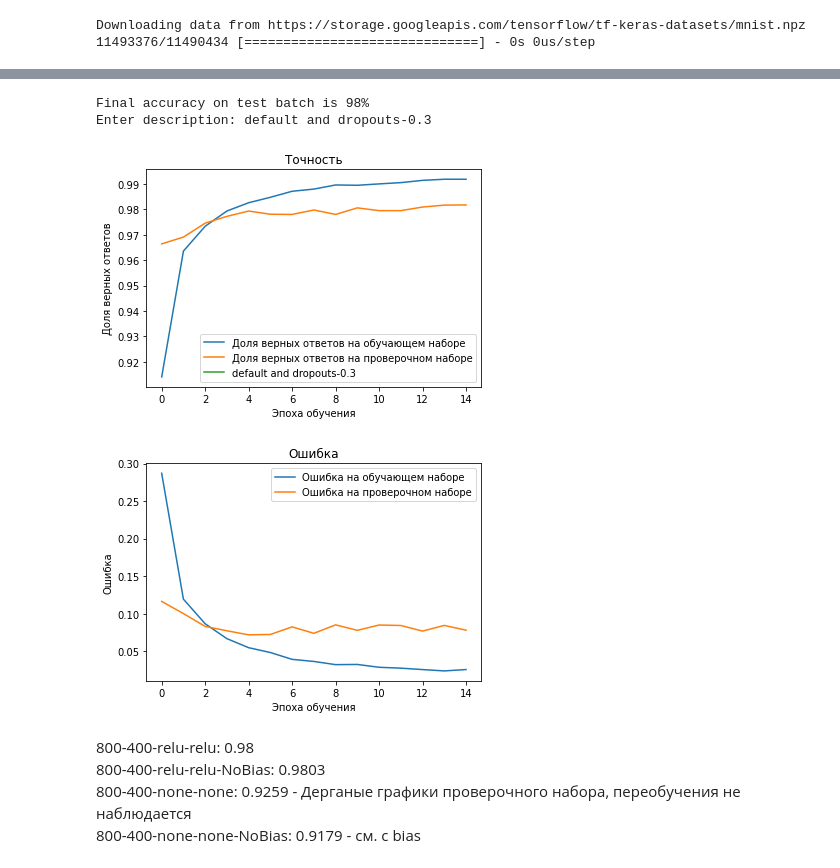
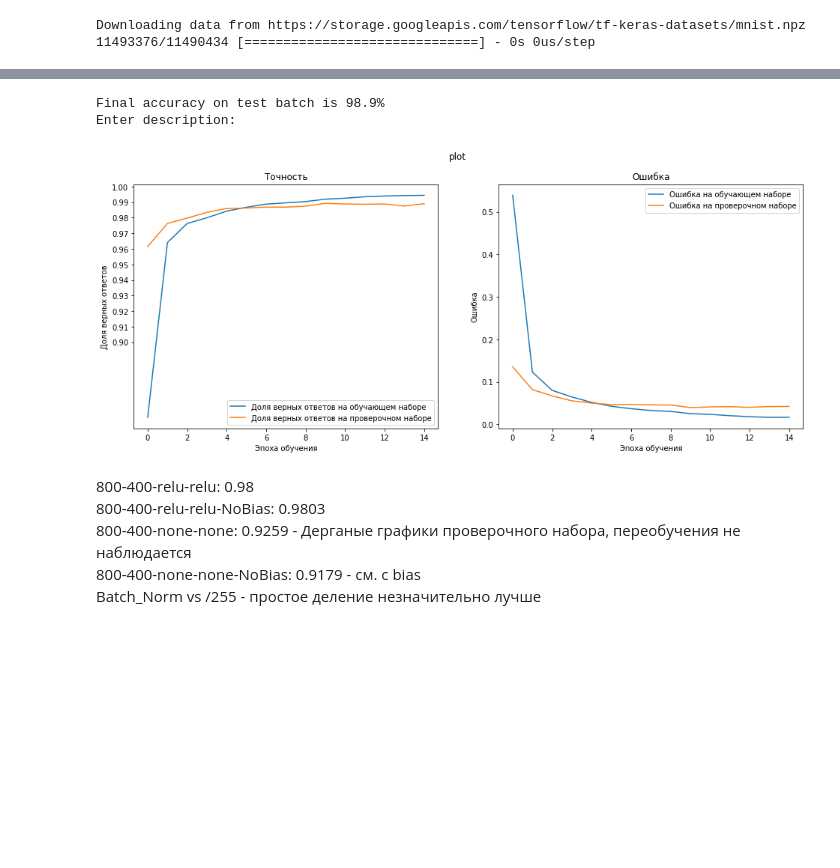
Before and after one commit to FJPO/Number-resolver, a Jupyter notebook: Number_recognition.ipynb, the cells around one changed output, grey strips where cells are left out. Saved outputs shown, nothing was run; the diff lists cells and outputs as text; code cells hidden in the pictures; blank space fills up the shorter version.

```diff
--- a/Number_recognition.ipynb
+++ b/Number_recognition.ipynb
@@ -16,8 +17,8 @@ import numpy as np
 
 (x_train, y_train), (x_test, y_test) = mnist.load_data()
 
-x_train = x_train.reshape(60000, 784)
-x_test = x_test.reshape(10000, 784)
+x_train = x_train.reshape(60000, 28, 28, 1)
+x_test = x_test.reshape(10000, 28, 28, 1)
 
 x_train = x_train.astype('float32')
 x_test = x_test.astype('float32')
@@ -50,45 +70,48 @@ model.save_weights('Number_resolver.h5')
 # %%
 # Analyzing logs
 def model_analyze(log):
   # model = keras.model.load_model(path)
 
-  print('Final accuracy on test batch is ', round(log.history['val_accuracy'][-1]*100), '%', sep = '')
+  print('Final accuracy on test batch is ', round(log.history['val_accuracy'][-1]*100, 2), '%', sep = '')
   descr = input('Enter description: ')
   if (descr == ''): descr = 'plot'
-  plt.plot(log.history['accuracy'],
+
+
+
+  fig, axis = plt.subplots(1, 2, figsize = (16, 6))
+
+  axis[0].plot(log.history['accuracy'],
           label='Доля верных ответов на обучающем наборе')
   # Выводим график точности на проверочной выборке
-  plt.plot(log.history['val_accuracy'],
+  axis[0].plot(log.history['val_accuracy'],
           label='Доля верных ответов на проверочном наборе')
-  plt.plot([], label = descr)
 
 
   # Выводим подписи осей
-  plt.title("Точность")
-  plt.xlabel('Эпоха обучения')
-  plt.ylabel('Доля верных ответов')
-  # plt.legend([None], 'Вот это аннотация')
+  axis[0].set_title('Точность')
+  axis[0].set_xlabel('Эпоха обучения')
+  axis[0].set_ylabel('Доля верных ответов')
+
+  axis[0].set_yticks([i/100 for i in range(90, 101, 1)])
+  axis[0].legend()
+
+  axis[1].plot(log.history['loss'], label='Ошибка на обучающем наборе')
+  axis[1].plot(log.history['val_loss'], label='Ошибка на проверочном наборе')
+  axis[1].set_title("Ошибка")
+  axis[1].set_xlabel('Эпоха обучения')
+  axis[1].set_ylabel('Ошибка')
+  axis[1].legend()
+
+  fig.suptitle(descr)
+  plt.savefig(strftime("%Y-%m-%d %H:%M:%S", gmtime()) + '__' + descr + '.png')
+  plt.show()
 
 
-  # Выводим легенду
-  plt.legend()
-  plt.savefig(descr + '.png')
-  plt.show()
-
-  plt.plot(log.history['loss'], label='Ошибка на обучающем наборе')
-  plt.plot(log.history['val_loss'], label='Ошибка на проверочном наборе')
-  plt.title("Ошибка")
-  plt.xlabel('Эпоха обучения')
-  plt.ylabel('Ошибка')
-  plt.legend()
-  plt.show()
-
 model_analyze(log)
 # %% [output]
-Final accuracy on test batch is 98%
-Enter description: default and dropouts-0.3
+Final accuracy on test batch is 98.9%
+Enter description:
-[figure, old version]
+[figure, new version]
-[figure, removed]
 # %%
 # Testing
 
@@ -109,4 +132,5 @@ Enter description: default and dropouts-0.3
 800-400-relu-relu: 0.98<br>
 800-400-relu-relu-NoBias: 0.9803<br>
 800-400-none-none: 0.9259 - Дерганые графики проверочного набора, переобучения не наблюдается<br>
-800-400-none-none-NoBias: 0.9179 - см. с bias
+800-400-none-none-NoBias: 0.9179 - см. с bias<br>
+Batch_Norm vs /255 - простое деление незначительно лучше<br>
```
Also changed, not shown: parts of 2 cells of this notebook.
